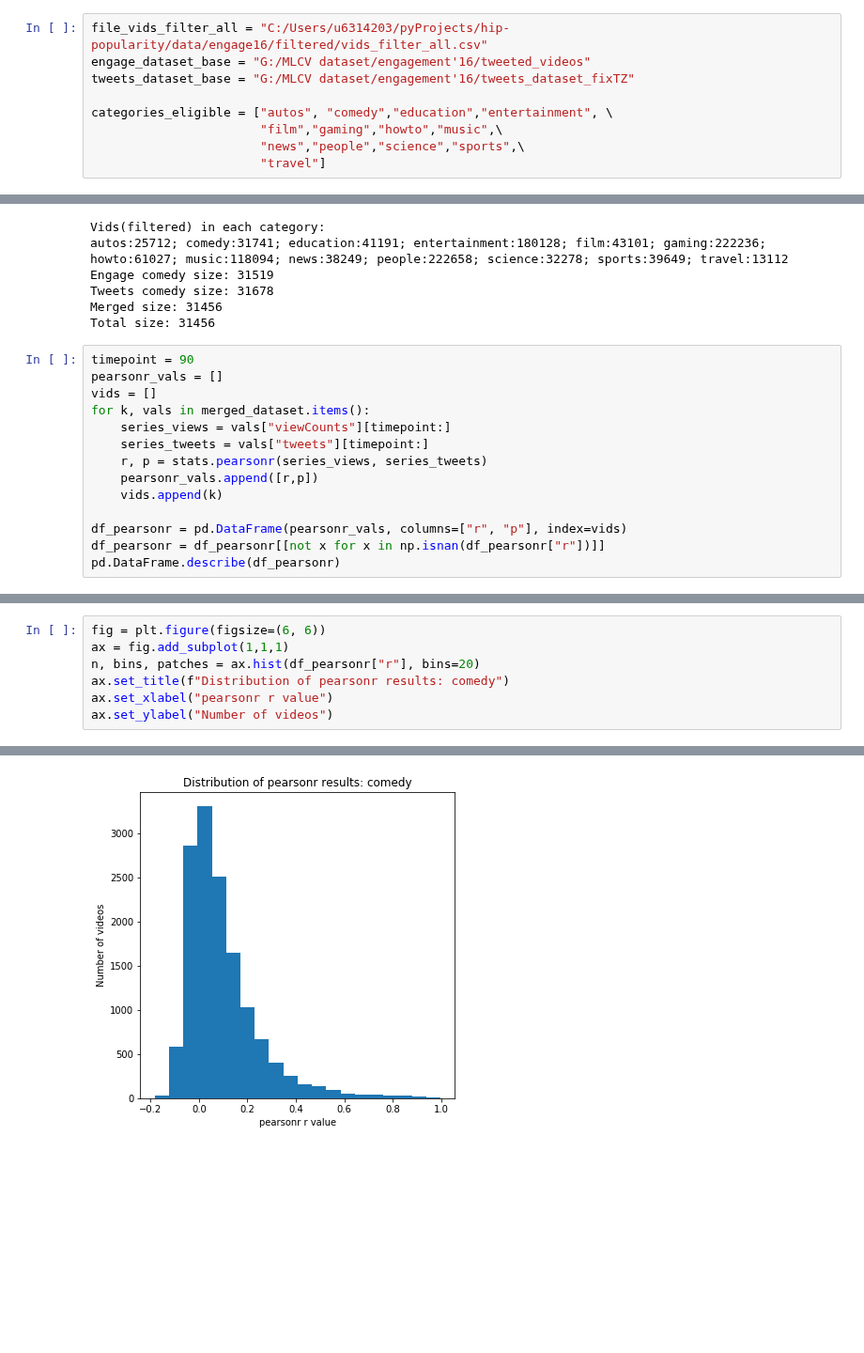
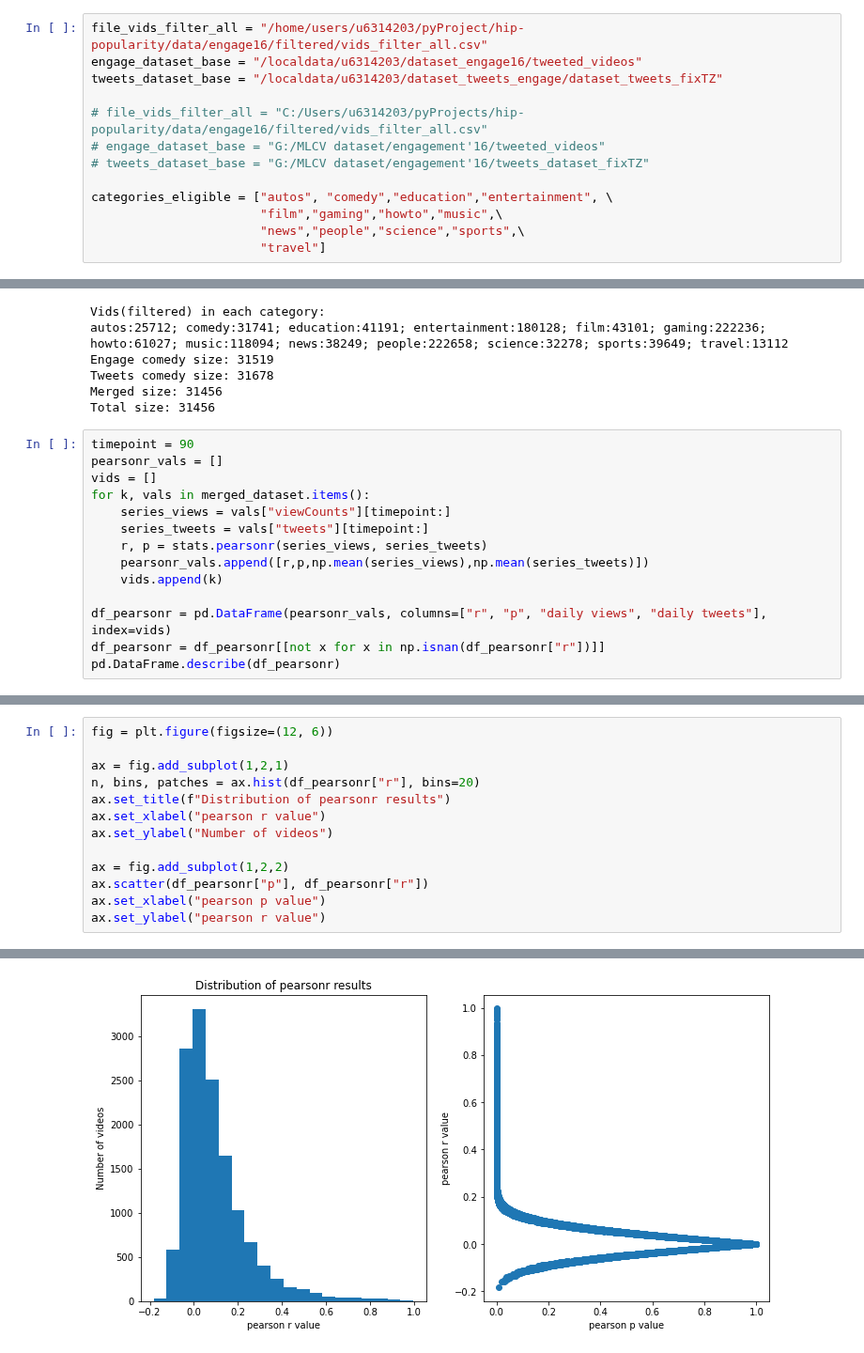
Before and after one commit to septasset/hip-popularity, a Jupyter notebook: data_analysis/engage16_temporal_views_promotion_long-term.ipynb, the cells around one changed output, grey strips where cells are left out. Shown at 94% size. Cells and saved outputs as stored; diff of their text form; blank space fills up the shorter version.

```diff
--- a/data_analysis/engage16_temporal_views_promotion_long-term.ipynb
+++ b/data_analysis/engage16_temporal_views_promotion_long-term.ipynb
@@ -15,9 +15,13 @@ from tqdm import tqdm
 
 from util_read import engage_read, read_vids, engage_tweets_read, merge_engage_tweets, engage_metadata, compute_period_daily
 # %%
-file_vids_filter_all = "C:/Users/u6314203/pyProjects/hip-popularity/data/engage16/filtered/vids_filter_all.csv"
-engage_dataset_base = "G:/MLCV dataset/engagement'16/tweeted_videos"
-tweets_dataset_base = "G:/MLCV dataset/engagement'16/tweets_dataset_fixTZ"
+file_vids_filter_all = "/home/users/u6314203/pyProject/hip-popularity/data/engage16/filtered/vids_filter_all.csv"
+engage_dataset_base = "/localdata/u6314203/dataset_engage16/tweeted_videos"
+tweets_dataset_base = "/localdata/u6314203/dataset_tweets_engage/dataset_tweets_fixTZ"
+
+# file_vids_filter_all = "C:/Users/u6314203/pyProjects/hip-popularity/data/engage16/filtered/vids_filter_all.csv"
+# engage_dataset_base = "G:/MLCV dataset/engagement'16/tweeted_videos"
+# tweets_dataset_base = "G:/MLCV dataset/engagement'16/tweets_dataset_fixTZ"
 
 categories_eligible = ["autos", "comedy","education","entertainment", \
                        "film","gaming","howto","music",\
@@ -52,10 +56,10 @@ for k, vals in merged_dataset.items():
     series_views = vals["viewCounts"][timepoint:]
     series_tweets = vals["tweets"][timepoint:]
     r, p = stats.pearsonr(series_views, series_tweets)
-    pearsonr_vals.append([r,p])
+    pearsonr_vals.append([r,p,np.mean(series_views),np.mean(series_tweets)])
     vids.append(k)
 
-df_pearsonr = pd.DataFrame(pearsonr_vals, columns=["r", "p"], index=vids)
+df_pearsonr = pd.DataFrame(pearsonr_vals, columns=["r", "p", "daily views", "daily tweets"], index=vids)
 df_pearsonr = df_pearsonr[[not x for x in np.isnan(df_pearsonr["r"])]]
 pd.DataFrame.describe(df_pearsonr)
 # %% [output]
@@ -71,8 +75,14 @@ pd.DataFrame.describe(df_pearsonr)
 # %%
-fig = plt.figure(figsize=(6, 6))
-ax = fig.add_subplot(1,1,1)
+fig = plt.figure(figsize=(12, 6))
+
+ax = fig.add_subplot(1,2,1)
 n, bins, patches = ax.hist(df_pearsonr["r"], bins=20)
-ax.set_title(f"Distribution of pearsonr results: comedy")
-ax.set_xlabel("pearsonr r value")
+ax.set_title(f"Distribution of pearsonr results")
+ax.set_xlabel("pearson r value")
 ax.set_ylabel("Number of videos")
+
+ax = fig.add_subplot(1,2,2)
+ax.scatter(df_pearsonr["p"], df_pearsonr["r"])
+ax.set_xlabel("pearson p value")
+ax.set_ylabel("pearson r value")
 # %% [output]
@@ -80 +90 @@ Text(0, 0.5, 'Number of videos')
-[figure, old version]
+[figure, new version]
```
Also changed, not shown: parts of 8 cells of this notebook, 2 other files.
